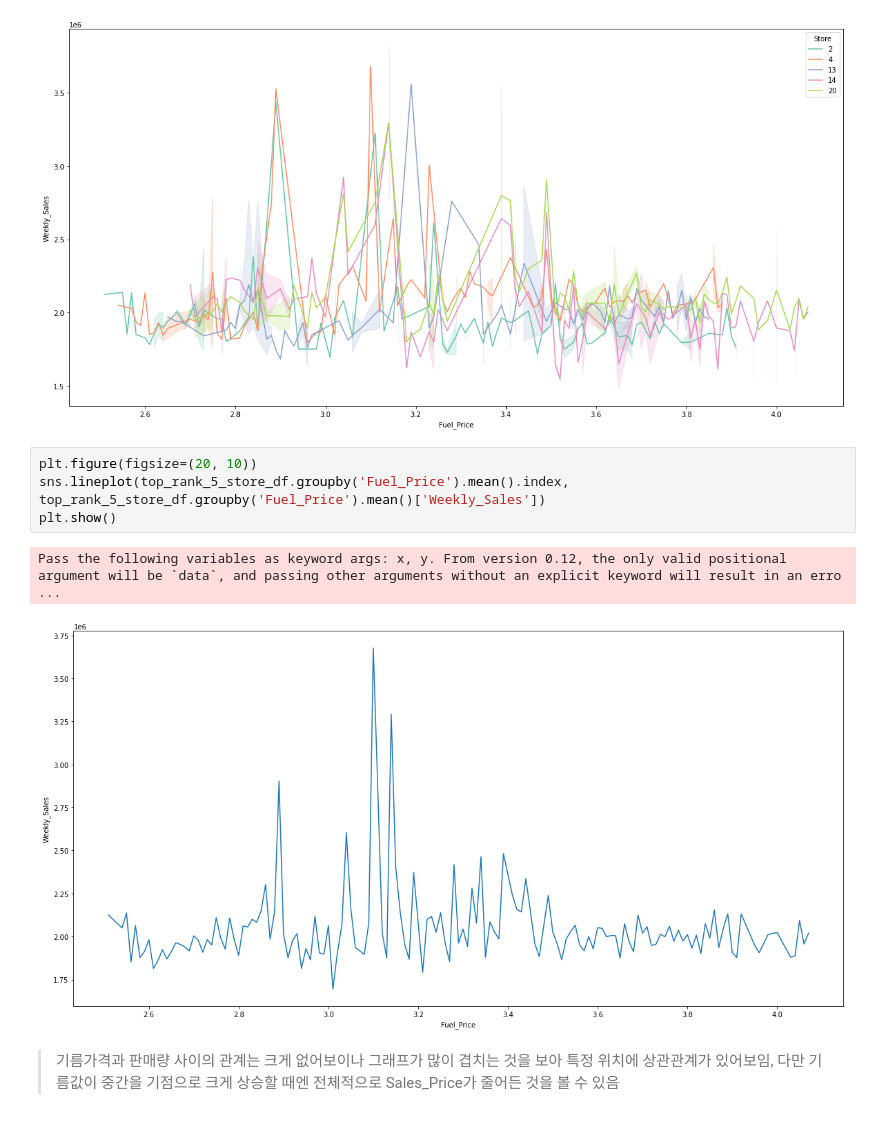
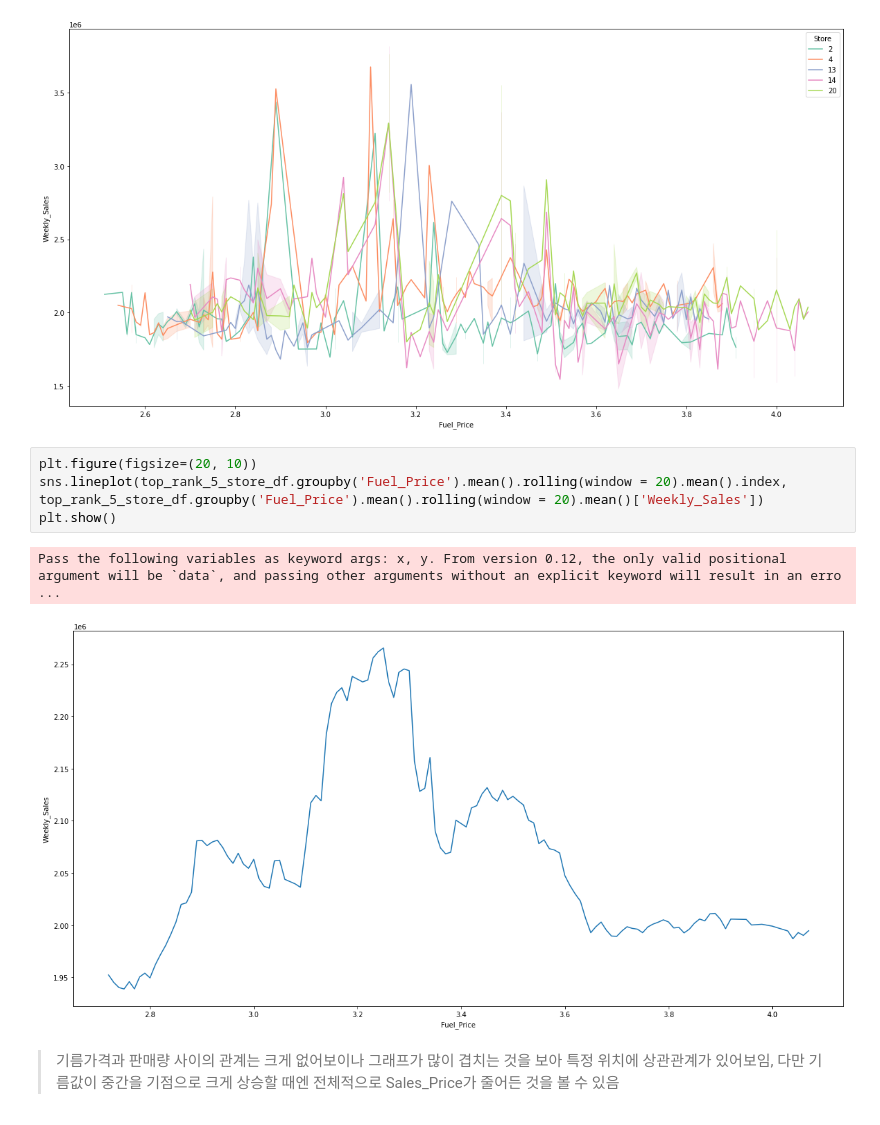
Before and after one commit to jsw6872/DataScience-ML-Spring, a Jupyter notebook: teamlabxinflearn/week_4/vizualization/assignment/sales_shopping_mall_branch.ipynb, the cells around one changed output. Drawn from its saved outputs; the diff is of its cells as text.

Commit message:
update viz graph

```diff
--- a/teamlabxinflearn/week_4/vizualization/assignment/sales_shopping_mall_branch.ipynb
+++ b/teamlabxinflearn/week_4/vizualization/assignment/sales_shopping_mall_branch.ipynb
@@ -233,10 +233,10 @@ plt.show()
 [figure]
 # %%
 plt.figure(figsize=(20, 10))
-sns.lineplot(top_rank_5_store_df.groupby('Fuel_Price').mean().index, top_rank_5_store_df.groupby('Fuel_Price').mean()['Weekly_Sales'])
+sns.lineplot(top_rank_5_store_df.groupby('Fuel_Price').mean().rolling(window = 20).mean().index, top_rank_5_store_df.groupby('Fuel_Price').mean().rolling(window = 20).mean()['Weekly_Sales'])
 plt.show()
 # %% [output]
 Pass the following variables as keyword args: x, y. From version 0.12, the only valid positional argument will be `data`, and passing other arguments without an explicit keyword will result in an erro ...
-[figure, old version]
+[figure, new version]
 # %% [markdown]
 > 기름가격과 판매량 사이의 관계는 크게 없어보이나 그래프가 많이 겹치는 것을 보아 특정 위치에 상관관계가 있어보임, 다만 기름값이 중간을 기점으로 크게 상승할 때엔 전체적으로 Sales_Price가 줄어든 것을 볼 수 있음
```
Also changed, not shown: parts of 2 cells of this notebook.
